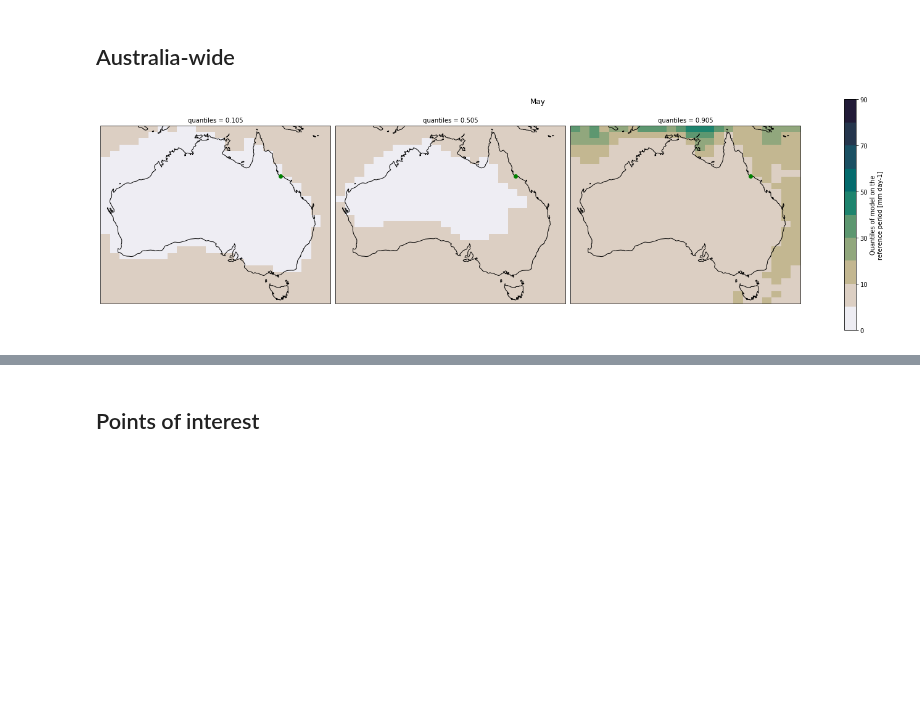
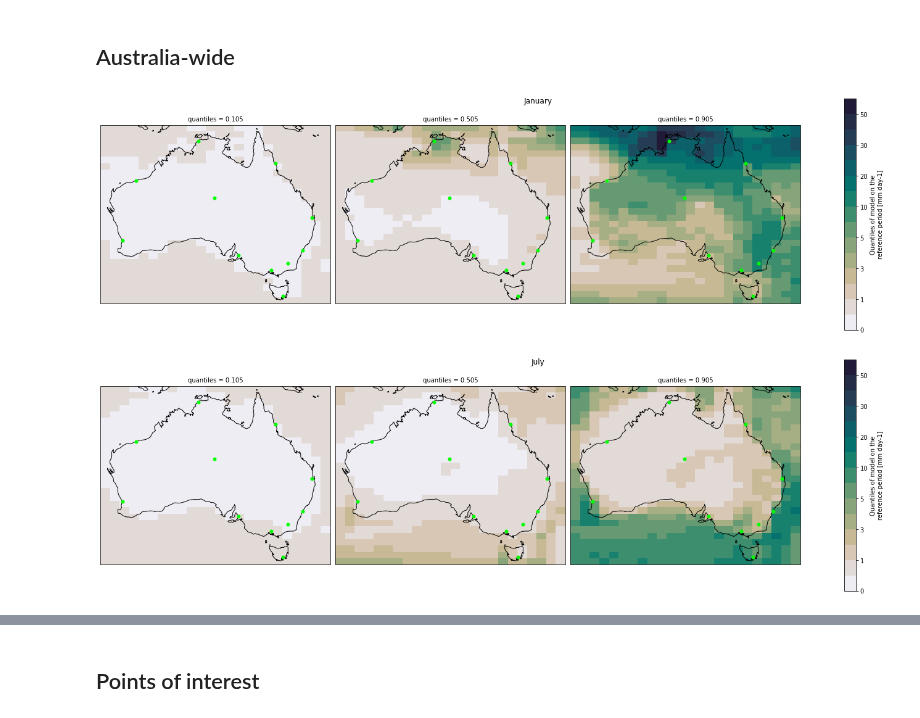
Before and after one commit to AusClimateService/qq-workflows, a Jupyter notebook: new_validation.ipynb, the cells around one changed output, grey strips where cells are left out. Drawn from its saved outputs; the diff is of its cells as text; code cells hidden in the pictures; blank space fills up the shorter version.

```diff
--- a/new_validation.ipynb
+++ b/new_validation.ipynb
@@ -184,14 +129,27 @@ lon_max_qq = ds_qq['lon'].values.max()
 # %% [markdown]
 ## Australia-wide
 # %%
-quantile_spatial_plot(
+validation.quantile_spatial_plot(
     ds_adjust['hist_q'],
-    example_month,
-    'regular',
+    1,
+    plot_config['regular_cmap'],
     levels=plot_config['general_levels'],
     lat_bounds=[lat_min_qq, lat_max_qq],
     lon_bounds=[lon_min_qq, lon_max_qq],
+    city_lat_lon=city_lat_lon,
 )
 # %% [output]
-[figure, old version]
+[figure, new version]
+# %%
+validation.quantile_spatial_plot(
+    ds_adjust['hist_q'],
+    7,
+    plot_config['regular_cmap'],
+    levels=plot_config['general_levels'],
+    lat_bounds=[lat_min_qq, lat_max_qq],
+    lon_bounds=[lon_min_qq, lon_max_qq],
+    city_lat_lon=city_lat_lon,
+)
+# %% [output]
+[figure, added]
 # %%
```
Also changed, not shown: parts of 14 cells of this notebook, 1 other file.
